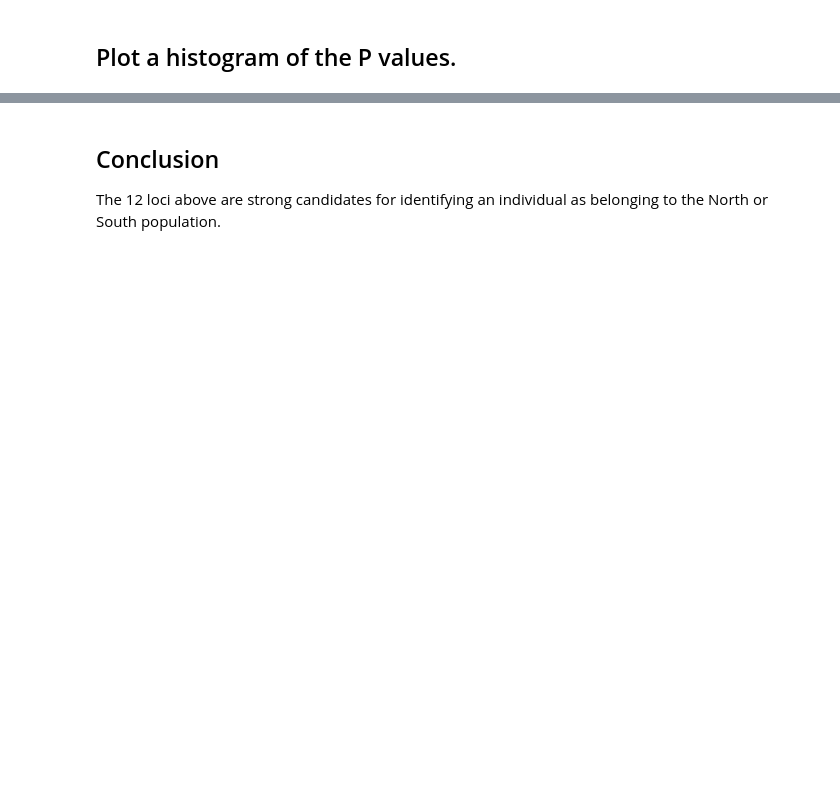
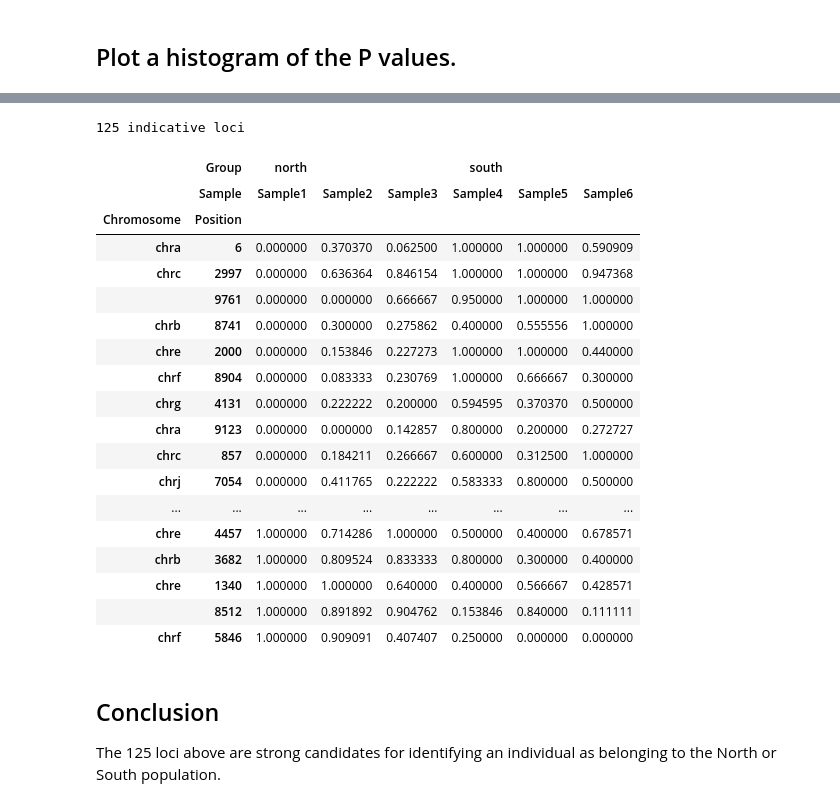
Before and after one commit to eirinnm/take-home-test, a Jupyter notebook: MitraTakeHomePython.ipynb, the cells around one changed output, grey strips where cells are left out. Drawn from its saved outputs; the diff is of its cells as text; code cells hidden in the pictures; blank space fills up the shorter version.

```diff
--- a/MitraTakeHomePython.ipynb
+++ b/MitraTakeHomePython.ipynb
@@ -110,3 +76,28 @@ selected.sort_values(('A','north','Sample1')).style.background_gradient()
+# %%
+selected = df[results<=0.05]
+print(len(selected), "indicative loci")
+selected.sort_values(('north','Sample1')).style.background_gradient()
+# %% [output]
+125 indicative loci
+|  | Group | north |  |  | south |  |  |
+|  | Sample | Sample1 | Sample2 | Sample3 | Sample4 | Sample5 | Sample6 |
+| Chromosome | Position |  |  |  |  |  |  |
+| chra | 6 | 0.000000 | 0.370370 | 0.062500 | 1.000000 | 1.000000 | 0.590909 |
+| chrc | 2997 | 0.000000 | 0.636364 | 0.846154 | 1.000000 | 1.000000 | 0.947368 |
+|  | 9761 | 0.000000 | 0.000000 | 0.666667 | 0.950000 | 1.000000 | 1.000000 |
+| chrb | 8741 | 0.000000 | 0.300000 | 0.275862 | 0.400000 | 0.555556 | 1.000000 |
+| chre | 2000 | 0.000000 | 0.153846 | 0.227273 | 1.000000 | 1.000000 | 0.440000 |
+| chrf | 8904 | 0.000000 | 0.083333 | 0.230769 | 1.000000 | 0.666667 | 0.300000 |
+| chrg | 4131 | 0.000000 | 0.222222 | 0.200000 | 0.594595 | 0.370370 | 0.500000 |
+| chra | 9123 | 0.000000 | 0.000000 | 0.142857 | 0.800000 | 0.200000 | 0.272727 |
+| chrc | 857 | 0.000000 | 0.184211 | 0.266667 | 0.600000 | 0.312500 | 1.000000 |
+| chrj | 7054 | 0.000000 | 0.411765 | 0.222222 | 0.583333 | 0.800000 | 0.500000 |
+| ... | ... | ... | ... | ... | ... | ... | ... |
+| chre | 4457 | 1.000000 | 0.714286 | 1.000000 | 0.500000 | 0.400000 | 0.678571 |
+| chrb | 3682 | 1.000000 | 0.809524 | 0.833333 | 0.800000 | 0.300000 | 0.400000 |
+| chre | 1340 | 1.000000 | 1.000000 | 0.640000 | 0.400000 | 0.566667 | 0.428571 |
+|  | 8512 | 1.000000 | 0.891892 | 0.904762 | 0.153846 | 0.840000 | 0.111111 |
+| chrf | 5846 | 1.000000 | 0.909091 | 0.407407 | 0.250000 | 0.000000 | 0.000000 |
 # %% [markdown]
 ## Conclusion
-The 12 loci above are strong candidates for identifying an individual as belonging to the North or South population.
+The 125 loci above are strong candidates for identifying an individual as belonging to the North or South population.
```
Also changed, not shown: parts of 8 cells of this notebook.
